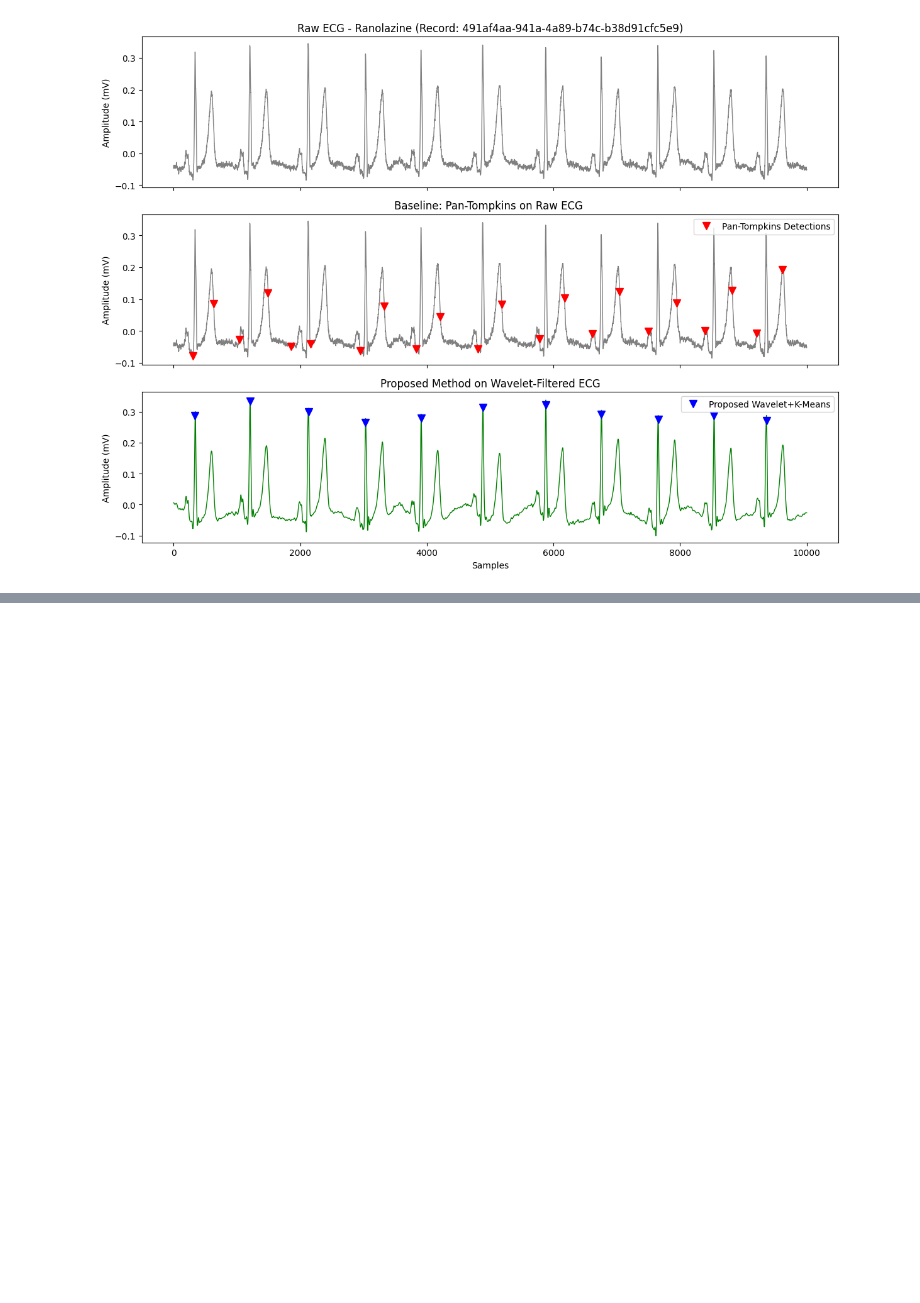
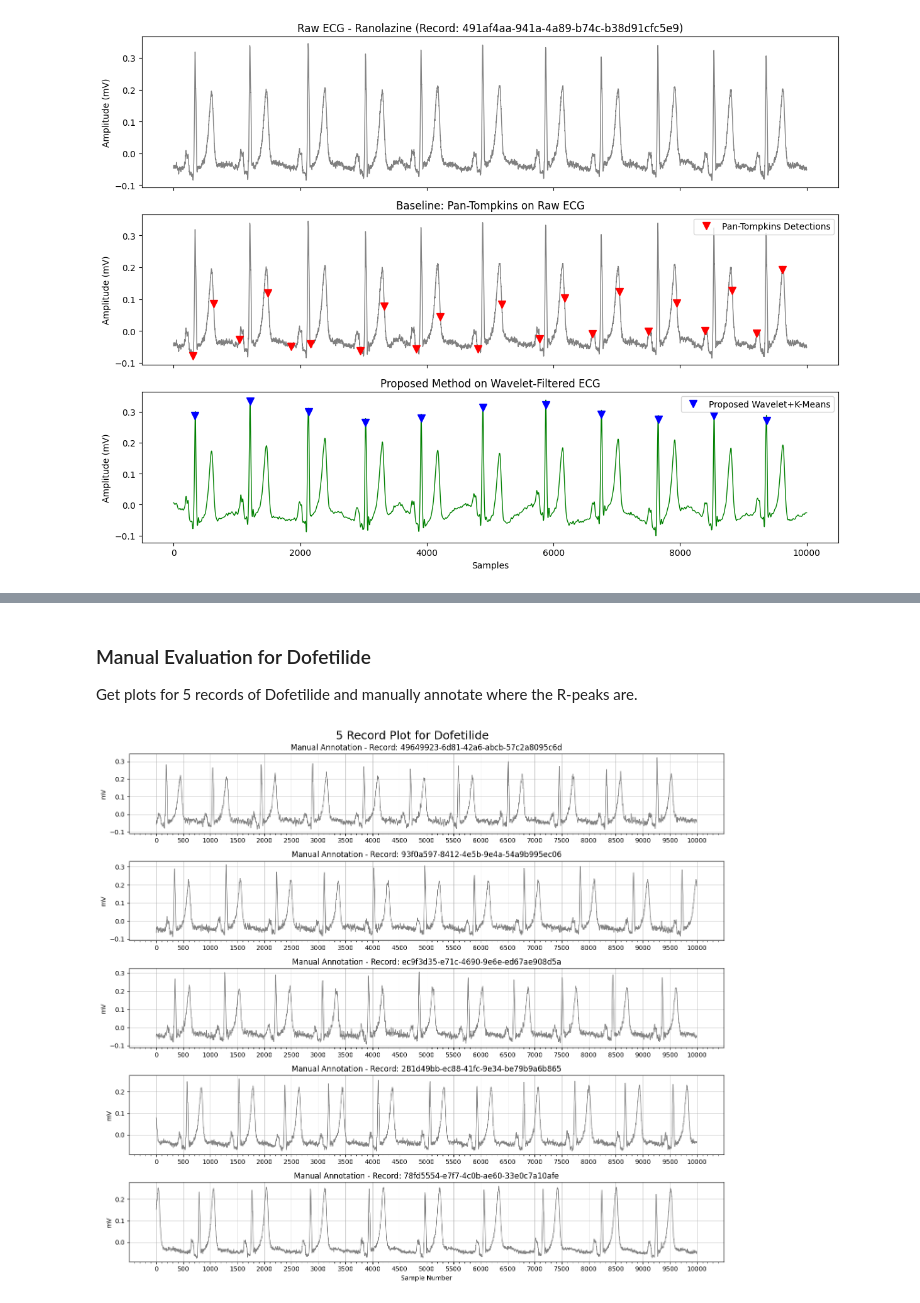
Before and after one commit to iomullony/R-Peaks, a Jupyter notebook: ECGRDVQ results.ipynb, the cells around one changed output, grey strips where cells are left out. Drawn from its saved outputs; the diff is of its cells as text; code cells hidden in the pictures; blank space fills up the shorter version.

```diff
--- a/ECGRDVQ results.ipynb
+++ b/ECGRDVQ results.ipynb
@@ -509,0 +526,10 @@ Overall F1-Score:            100.00%
+# %% [markdown]
+### Manual Evaluation for Dofetilide
+
+Get plots for 5 records of Dofetilide and manually annotate where the R-peaks are.
+# %%
+dofetilide_records = convenience_df[convenience_df["EXTRT"] == "Dofetilide"].reset_index(drop=True)
+
+dofetilide_record_ids = manual_annotations_plot("Dofetilide", dofetilide_records)
+# %% [output]
+[figure, added]
```
Also changed, not shown: parts of 18 cells of this notebook, 7 other files.
